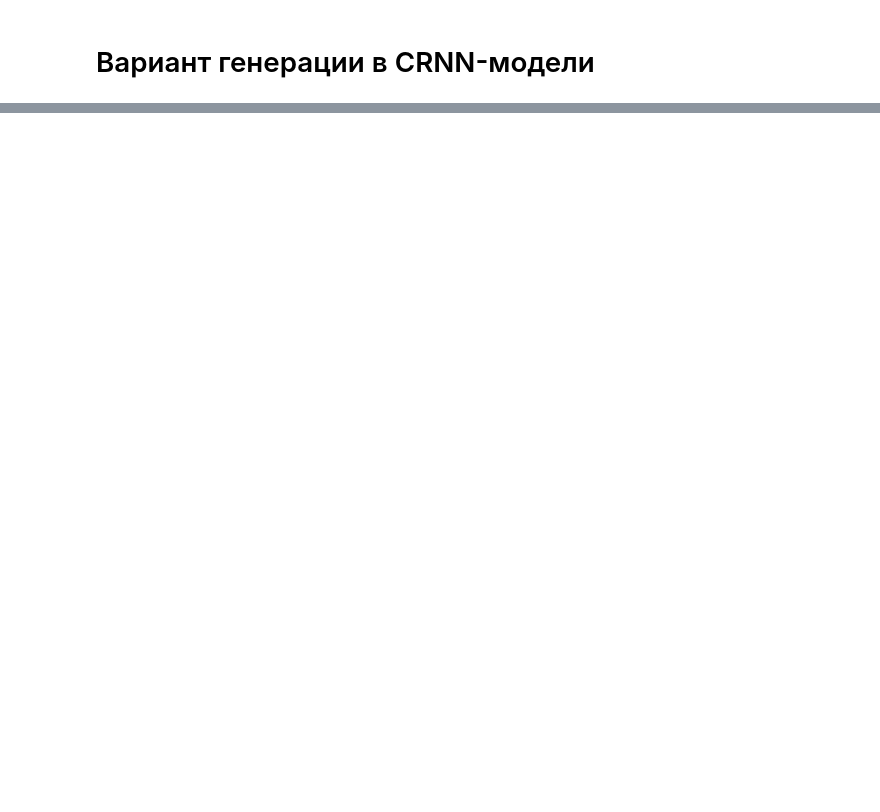
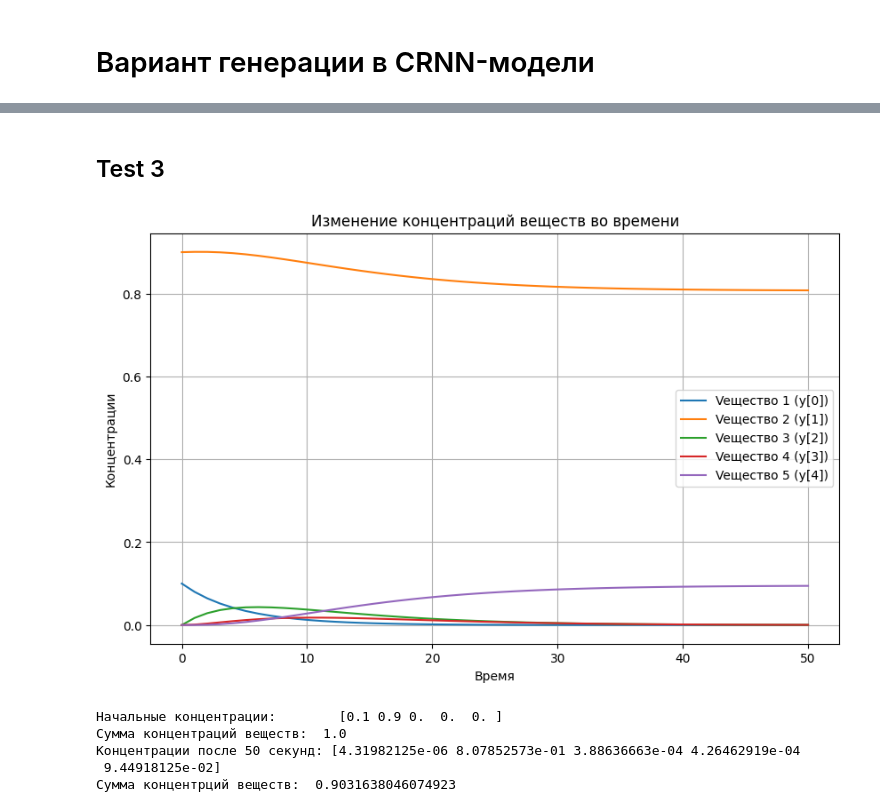
Before and after one commit to Lirik-17/Chemistry, a Jupyter notebook: My_chem_gen/Задача Бориса.ipynb, the cells around one changed output, grey strips where cells are left out. Drawn from its saved outputs; the diff is of its cells as text; code cells hidden in the pictures; blank space fills up the shorter version.

```diff
--- a/My_chem_gen/Задача Бориса.ipynb
+++ b/My_chem_gen/Задача Бориса.ipynb
@@ -215,0 +261,37 @@ print("Сумма концентраций веществ: ", sum(C0))
+# %% [markdown]
+## Test 3
+# %%
+start_conc_2 = np.array([0.1, 0.9, 0, 0, 0])
+sol = solve_ivp(
+        true_ode_func,              # Функция ОДУ
+        tspan,                      # Интервал времени
+        start_conc_2,                         # Начальные условия
+        args=(k,),                  # Передача параметров в функцию
+        method='RK45',              # Метод решения
+        t_eval=tsteps               # Точки, в которых сохраняется решение (Шаг)
+    )
+
+# Построение графиков
+plt.figure(figsize=(10, 6))
+for i in range(N_SUBSTANCE):
+    plt.plot(sol.t, sol.y[i], label=f'Veщество {i+1} (y[{i}])')
+
+plt.title('Изменение концентраций веществ во времени')
+plt.xlabel('Время')
+plt.ylabel('Концентрации')
+plt.legend()
+plt.grid(True)
+plt.show()
+
+print("Начальные концентрации:       ", start_conc_2)
+print("Сумма концентраций веществ: ", sum(start_conc_2))
+
+print(f"Концентрации после {vr_time} секунд: {sol.y[:, vr_time - 1]}")
+print("Сумма концентрций веществ: ", sum(sol.y[:, vr_time - 1]))
+# %% [output]
+[figure, added]
+Начальные концентрации:        [0.1 0.9 0.  0.  0. ]
+Сумма концентраций веществ:  1.0
+Концентрации после 50 секунд: [4.31982125e-06 8.07852573e-01 3.88636663e-04 4.26462919e-04
+ 9.44918125e-02]
+Сумма концентрций веществ:  0.9031638046074923
```
Also changed, not shown: parts of 7 cells of this notebook.
